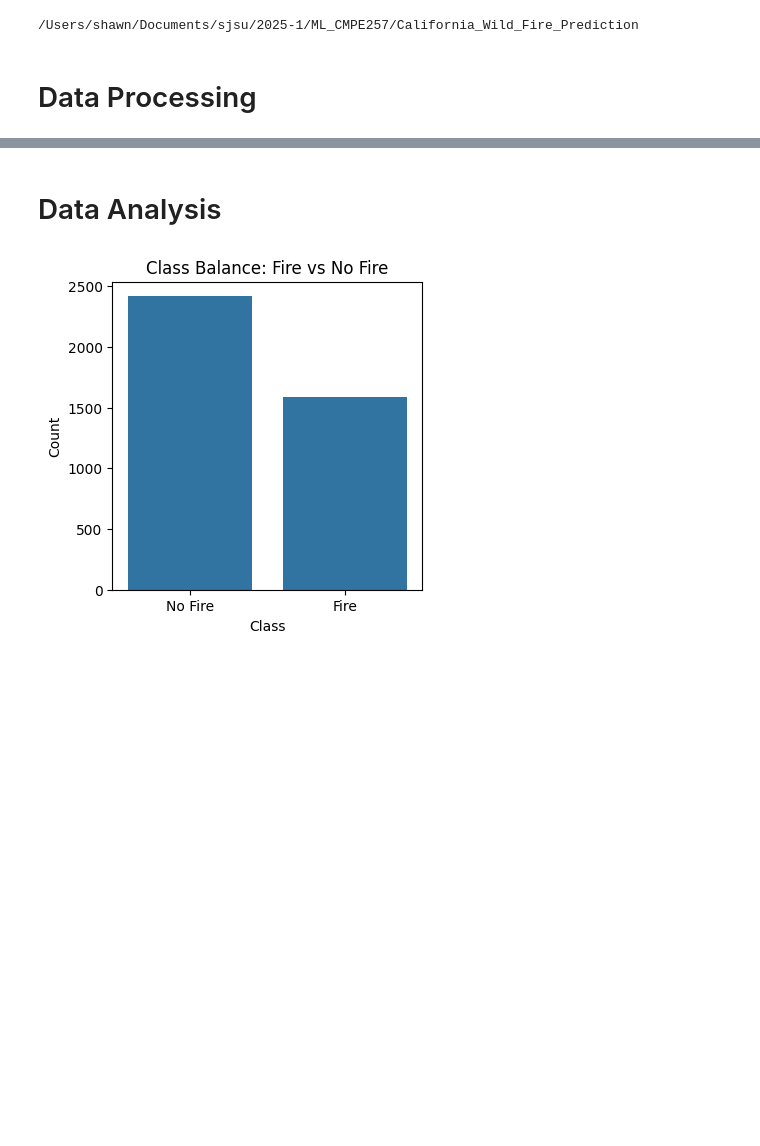
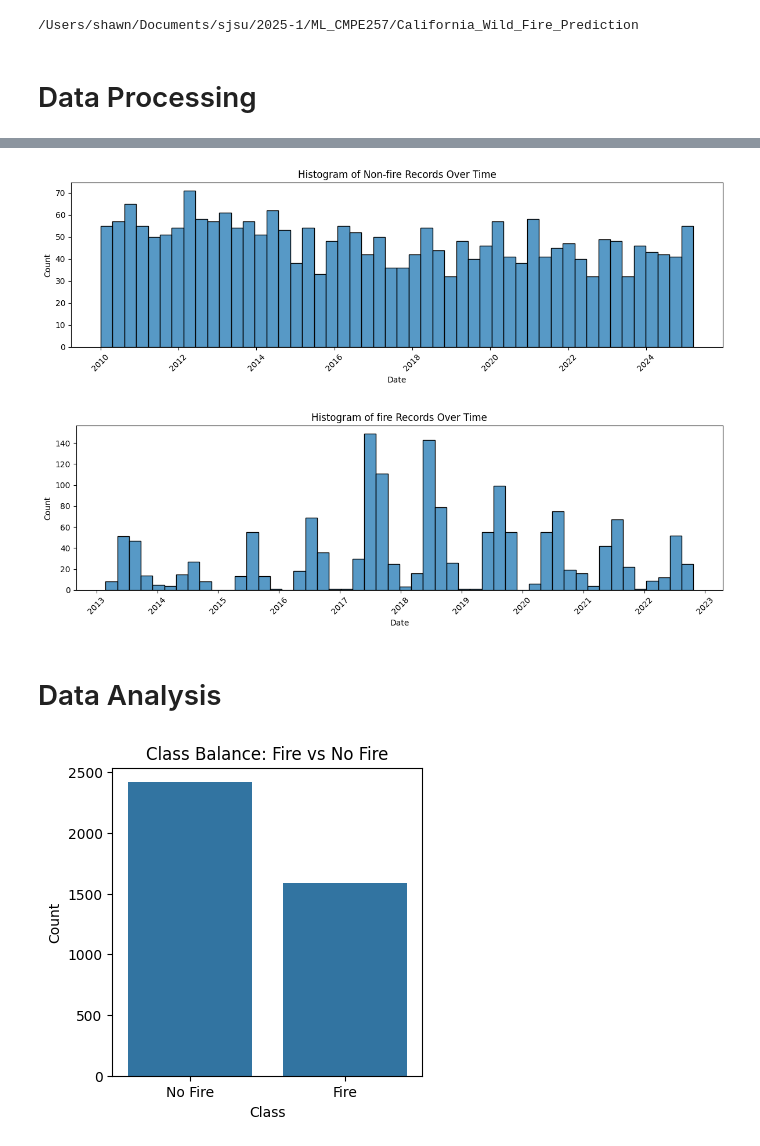
Before and after one commit to Shawn-Kim96/California_Wild_Fire_Prediction, a Jupyter notebook: notebooks/8.0-ShawnKim-design_prediction_model.ipynb, the cells around one changed output, grey strips where cells are left out. Cells and saved outputs as stored; diff of their text form; code cells hidden in the pictures; blank space fills up the shorter version.

```diff
--- a/notebooks/8.0-ShawnKim-design_prediction_model.ipynb
+++ b/notebooks/8.0-ShawnKim-design_prediction_model.ipynb
@@ -87,3 +93,27 @@ Name: date_weekday, Length: 4000, dtype: float64
+# %%
+df_non_fire = df[df.is_fire == 0]
+df_fire = df[df.is_fire == 1]
+
+plt.figure(figsize=(12, 4))
+sns.histplot(data=df_non_fire, x='date', bins=50, kde=False)
+plt.title("Histogram of Non-fire Records Over Time")
+plt.xlabel("Date")
+plt.ylabel("Count")
+plt.xticks(rotation=45)
+plt.tight_layout()
+plt.show()
+
+plt.figure(figsize=(12, 4))
+sns.histplot(data=df_fire, x='date', bins=50, kde=False)
+plt.title("Histogram of fire Records Over Time")
+plt.xlabel("Date")
+plt.ylabel("Count")
+plt.xticks(rotation=45)
+plt.tight_layout()
+plt.show()
+# %% [output]
+[figure, added]
+[figure, added]
 # %% [markdown]
 # Data Analysis
 # %%
```
Also changed, not shown: parts of 7 cells of this notebook, 1 other file.
